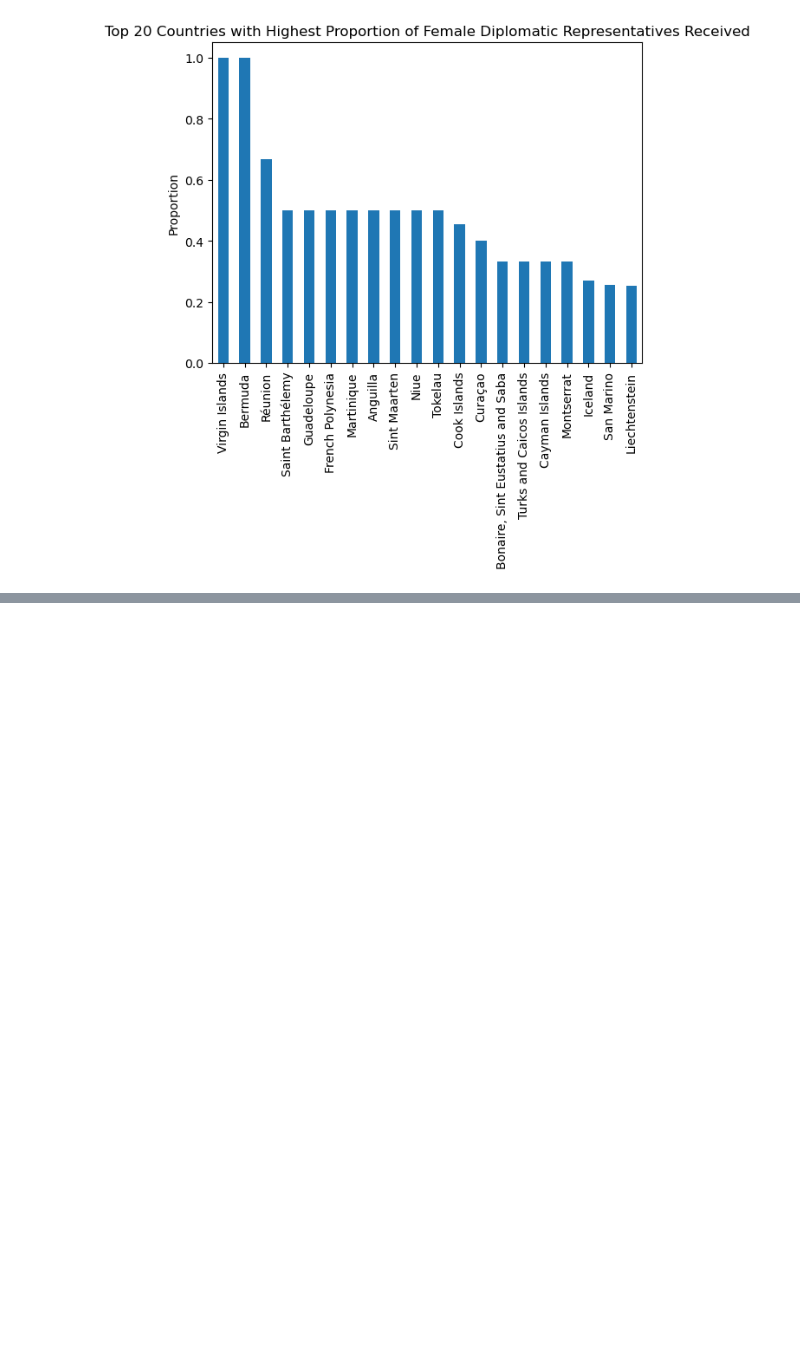
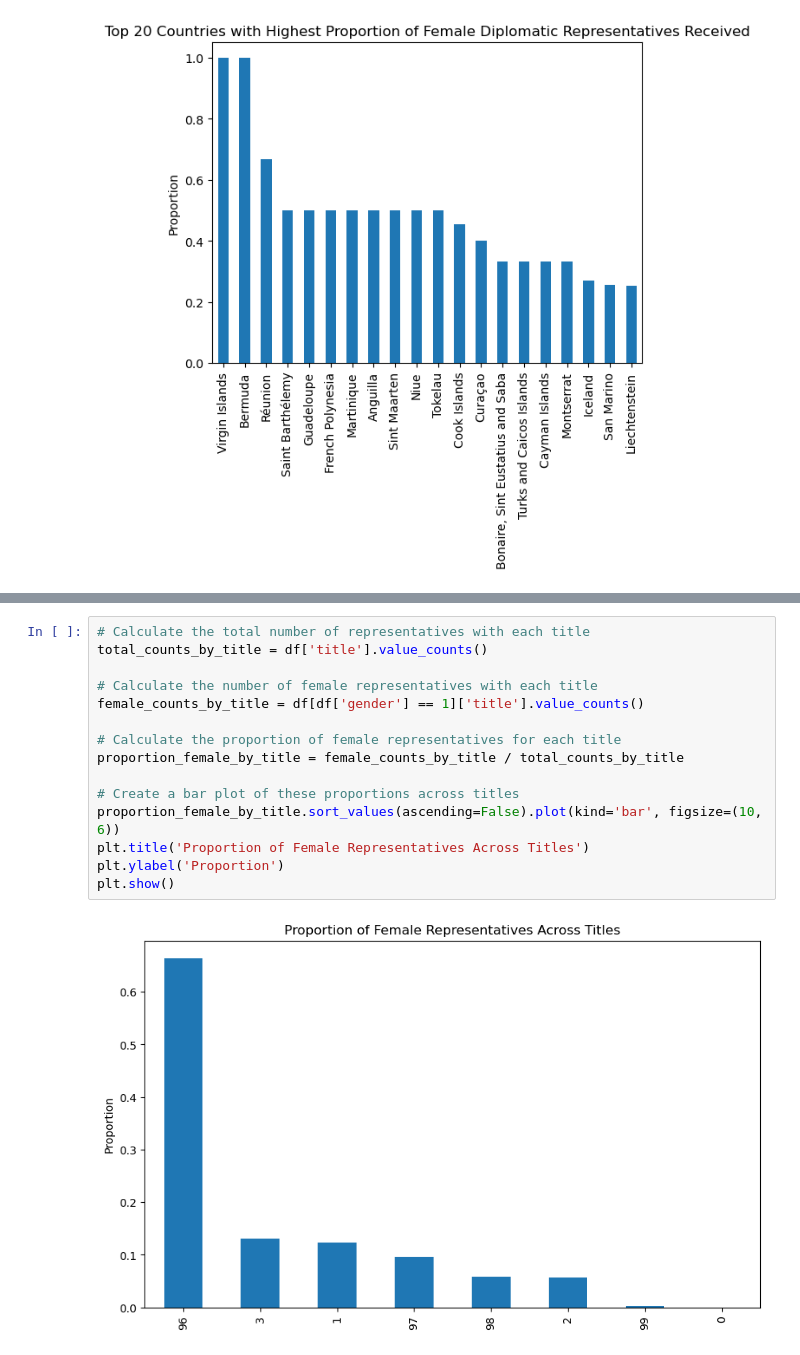
Before and after one commit to raj-rajat/Gender-and-Diplomatic-Representation, a Jupyter notebook: gender-and-diplomatic-representation.ipynb, the cells around one changed output, grey strips where cells are left out. Saved outputs shown, nothing was run; the diff lists cells and outputs as text; blank space fills up the shorter version.

```diff
--- a/gender-and-diplomatic-representation.ipynb
+++ b/gender-and-diplomatic-representation.ipynb
@@ -430,0 +445,17 @@ plt.show()
+# %%
+# Calculate the total number of representatives with each title
+total_counts_by_title = df['title'].value_counts()
+
+# Calculate the number of female representatives with each title
+female_counts_by_title = df[df['gender'] == 1]['title'].value_counts()
+
+# Calculate the proportion of female representatives for each title
+proportion_female_by_title = female_counts_by_title / total_counts_by_title
+
+# Create a bar plot of these proportions across titles
+proportion_female_by_title.sort_values(ascending=False).plot(kind='bar', figsize=(10, 6))
+plt.title('Proportion of Female Representatives Across Titles')
+plt.ylabel('Proportion')
+plt.show()
+# %% [output]
+[figure, added]
```
Also changed, not shown: parts of 1 cell of this notebook.
